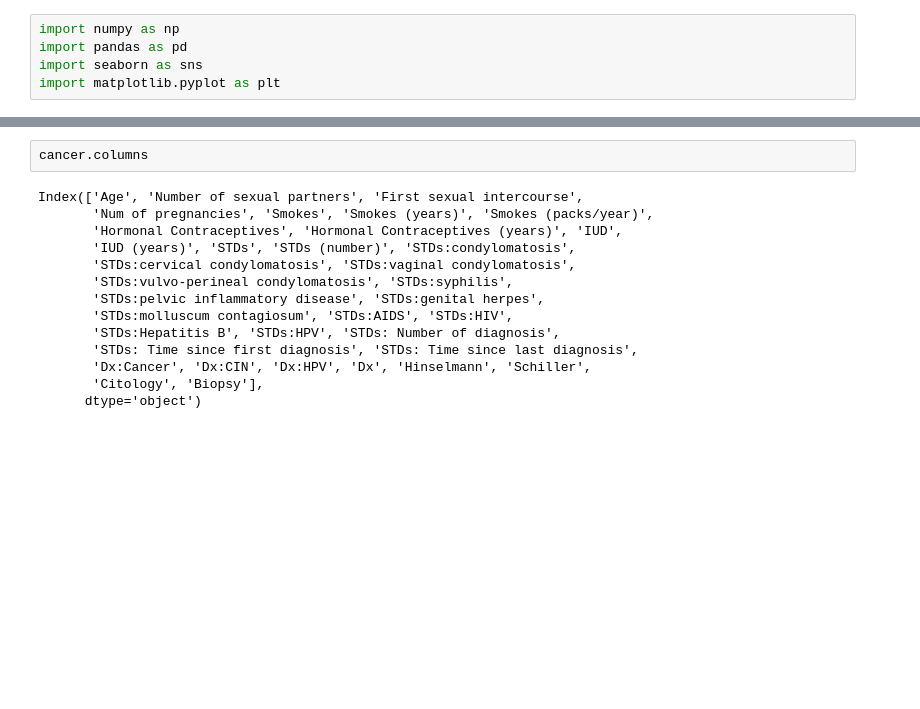
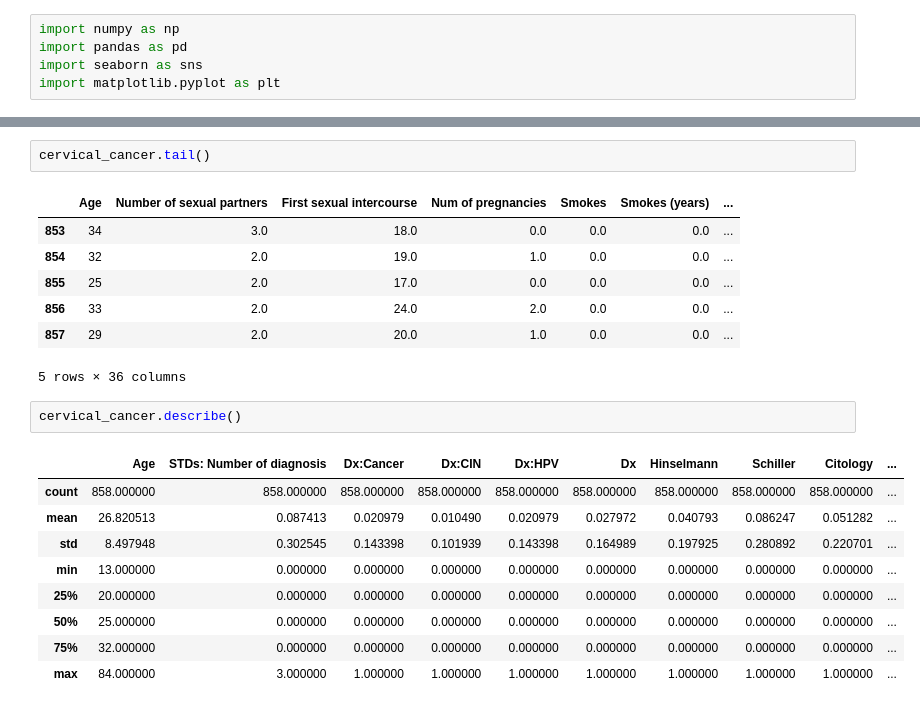
Before and after one commit to Dibieoluchi/cervical-cancer-risk-analysis, a Jupyter notebook: exploratory data analysis .ipynb, the cells around one changed output, grey strips where cells are left out. Saved outputs shown, nothing was run; the diff lists cells and outputs as text; blank space fills up the shorter version.

```diff
--- a/exploratory data analysis .ipynb
+++ b/exploratory data analysis .ipynb
@@ -79,18 +123,24 @@ cancer.head()
 | 4 | 46 | 3.0 | 21.0 | 4.0 | 0.0 | 0.0 | ... |
 5 rows × 36 columns
 # %%
-cancer.columns
+cervical_cancer.tail()
 # %% [output]
+|  | Age | Number of sexual partners | First sexual intercourse | Num of pregnancies | Smokes | Smokes (years) | ... |
+| 853 | 34 | 3.0 | 18.0 | 0.0 | 0.0 | 0.0 | ... |
+| 854 | 32 | 2.0 | 19.0 | 1.0 | 0.0 | 0.0 | ... |
+| 855 | 25 | 2.0 | 17.0 | 0.0 | 0.0 | 0.0 | ... |
+| 856 | 33 | 2.0 | 24.0 | 2.0 | 0.0 | 0.0 | ... |
+| 857 | 29 | 2.0 | 20.0 | 1.0 | 0.0 | 0.0 | ... |
-Index(['Age', 'Number of sexual partners', 'First sexual intercourse',
-       'Num of pregnancies', 'Smokes', 'Smokes (years)', 'Smokes (packs/year)',
-       'Hormonal Contraceptives', 'Hormonal Contraceptives (years)', 'IUD',
-       'IUD (years)', 'STDs', 'STDs (number)', 'STDs:condylomatosis',
-       'STDs:cervical condylomatosis', 'STDs:vaginal condylomatosis',
-       'STDs:vulvo-perineal condylomatosis', 'STDs:syphilis',
-       'STDs:pelvic inflammatory disease', 'STDs:genital herpes',
-       'STDs:molluscum contagiosum', 'STDs:AIDS', 'STDs:HIV',
-       'STDs:Hepatitis B', 'STDs:HPV', 'STDs: Number of diagnosis',
-       'STDs: Time since first diagnosis', 'STDs: Time since last diagnosis',
-       'Dx:Cancer', 'Dx:CIN', 'Dx:HPV', 'Dx', 'Hinselmann', 'Schiller',
-       'Citology', 'Biopsy'],
-      dtype='object')
+5 rows × 36 columns
+# %%
+cervical_cancer.describe()
+# %% [output]
+|  | Age | STDs: Number of diagnosis | Dx:Cancer | Dx:CIN | Dx:HPV | Dx | Hinselmann | Schiller | Citology | ... |
+| count | 858.000000 | 858.000000 | 858.000000 | 858.000000 | 858.000000 | 858.000000 | 858.000000 | 858.000000 | 858.000000 | ... |
+| mean | 26.820513 | 0.087413 | 0.020979 | 0.010490 | 0.020979 | 0.027972 | 0.040793 | 0.086247 | 0.051282 | ... |
+| std | 8.497948 | 0.302545 | 0.143398 | 0.101939 | 0.143398 | 0.164989 | 0.197925 | 0.280892 | 0.220701 | ... |
+| min | 13.000000 | 0.000000 | 0.000000 | 0.000000 | 0.000000 | 0.000000 | 0.000000 | 0.000000 | 0.000000 | ... |
+| 25% | 20.000000 | 0.000000 | 0.000000 | 0.000000 | 0.000000 | 0.000000 | 0.000000 | 0.000000 | 0.000000 | ... |
+| 50% | 25.000000 | 0.000000 | 0.000000 | 0.000000 | 0.000000 | 0.000000 | 0.000000 | 0.000000 | 0.000000 | ... |
+| 75% | 32.000000 | 0.000000 | 0.000000 | 0.000000 | 0.000000 | 0.000000 | 0.000000 | 0.000000 | 0.000000 | ... |
+| max | 84.000000 | 3.000000 | 1.000000 | 1.000000 | 1.000000 | 1.000000 | 1.000000 | 1.000000 | 1.000000 | ... |
```
Also changed, not shown: parts of 8 cells of this notebook.
